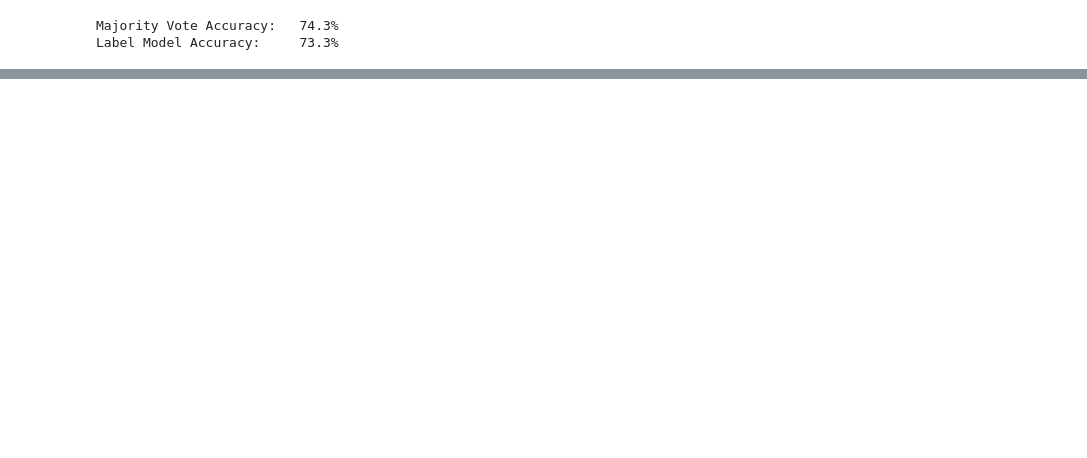
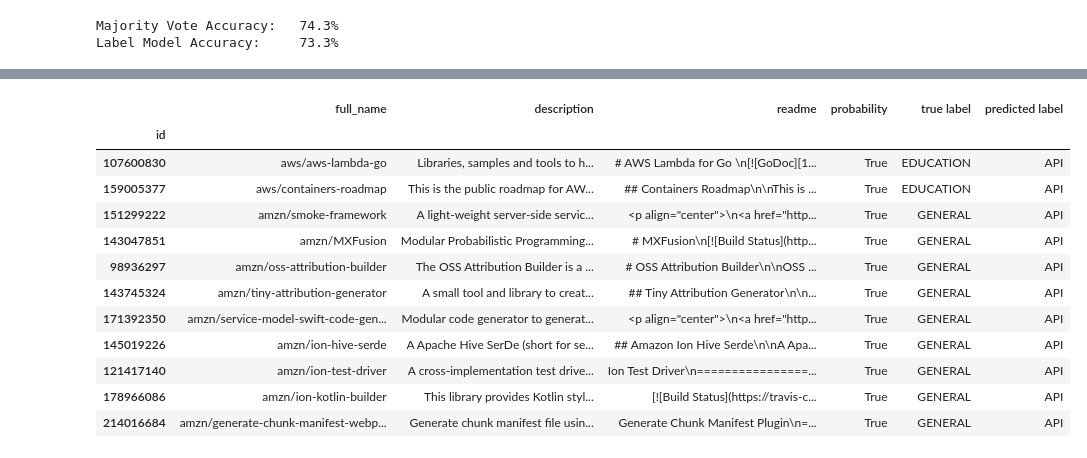
Before and after one commit to rjurney/amazon_open_source, a Jupyter notebook: 3_Amazon_Open_Source_Analysis.ipynb, the cells around one changed output, grey strips where cells are left out. Cells and saved outputs as stored; diff of their text form; code cells hidden in the pictures; blank space fills up the shorter version.

Commit message:
Now visualizing all mistakes

```diff
--- a/3_Amazon_Open_Source_Analysis.ipynb
+++ b/3_Amazon_Open_Source_Analysis.ipynb
@@ -251,6 +254,8 @@ GENERAL   = 0
 API       = 1
 EDUCATION = 2
 DATASET   = 3
+
+names  = ['GENERAL', 'API', 'EDUCATION', 'DATASET']
 # %%
 # Map the labels to their numeric label numbers
 def label_to_number(x):
@@ -747,0 +825,38 @@ Label Model Accuracy:     73.3%
+# %%
+# Libraries we said are API but are really EDUCATION
+mistake_dfs = []
+
+mistake_dfs.append(
+    get_mistakes(
+        df_viz,
+        labels=(EDUCATION, API),
+        names=('EDUCATION', 'API')
+    )
+)
+
+# Libraries we said are API but are really GENERAL
+mistake_dfs.append(
+    get_mistakes(
+        df_viz,
+        labels=(GENERAL, API),
+        names=('GENERAL', 'API')
+    )
+)
+
+
+
+mistake_dfs[0].append(mistake_dfs[1:])
+# %% [output]
+|  | full_name | description | readme | probability | true label | predicted label |
+| id |  |  |  |  |  |  |
+| 107600830 | aws/aws-lambda-go | Libraries, samples and tools to h... | # AWS Lambda for Go \n[![GoDoc][1... | True | EDUCATION | API |
+| 159005377 | aws/containers-roadmap | This is the public roadmap for AW... | ## Containers Roadmap\n\nThis is ... | True | EDUCATION | API |
+| 151299222 | amzn/smoke-framework | A light-weight server-side servic... | <p align="center">\n<a href="http... | True | GENERAL | API |
+| 143047851 | amzn/MXFusion | Modular Probabilistic Programming... | # MXFusion\n[![Build Status](http... | True | GENERAL | API |
+| 98936297 | amzn/oss-attribution-builder | The OSS Attribution Builder is a ... | # OSS Attribution Builder\n\nOSS ... | True | GENERAL | API |
+| 143745324 | amzn/tiny-attribution-generator | A small tool and library to creat... | ## Tiny Attribution Generator\n\n... | True | GENERAL | API |
+| 171392350 | amzn/service-model-swift-code-gen... | Modular code generator to generat... | <p align="center">\n<a href="http... | True | GENERAL | API |
+| 145019226 | amzn/ion-hive-serde | A Apache Hive SerDe (short for se... | ## Amazon Ion Hive Serde\n\nA Apa... | True | GENERAL | API |
+| 121417140 | amzn/ion-test-driver | A cross-implementation test drive... | Ion Test Driver\n================... | True | GENERAL | API |
+| 178966086 | amzn/ion-kotlin-builder | This library provides Kotlin styl... | [![Build Status](https://travis-c... | True | GENERAL | API |
+| 214016684 | amzn/generate-chunk-manifest-webp... | Generate chunk manifest file usin... | Generate Chunk Manifest Plugin\n=... | True | GENERAL | API |
```
Also changed, not shown: parts of 5 cells of this notebook.
